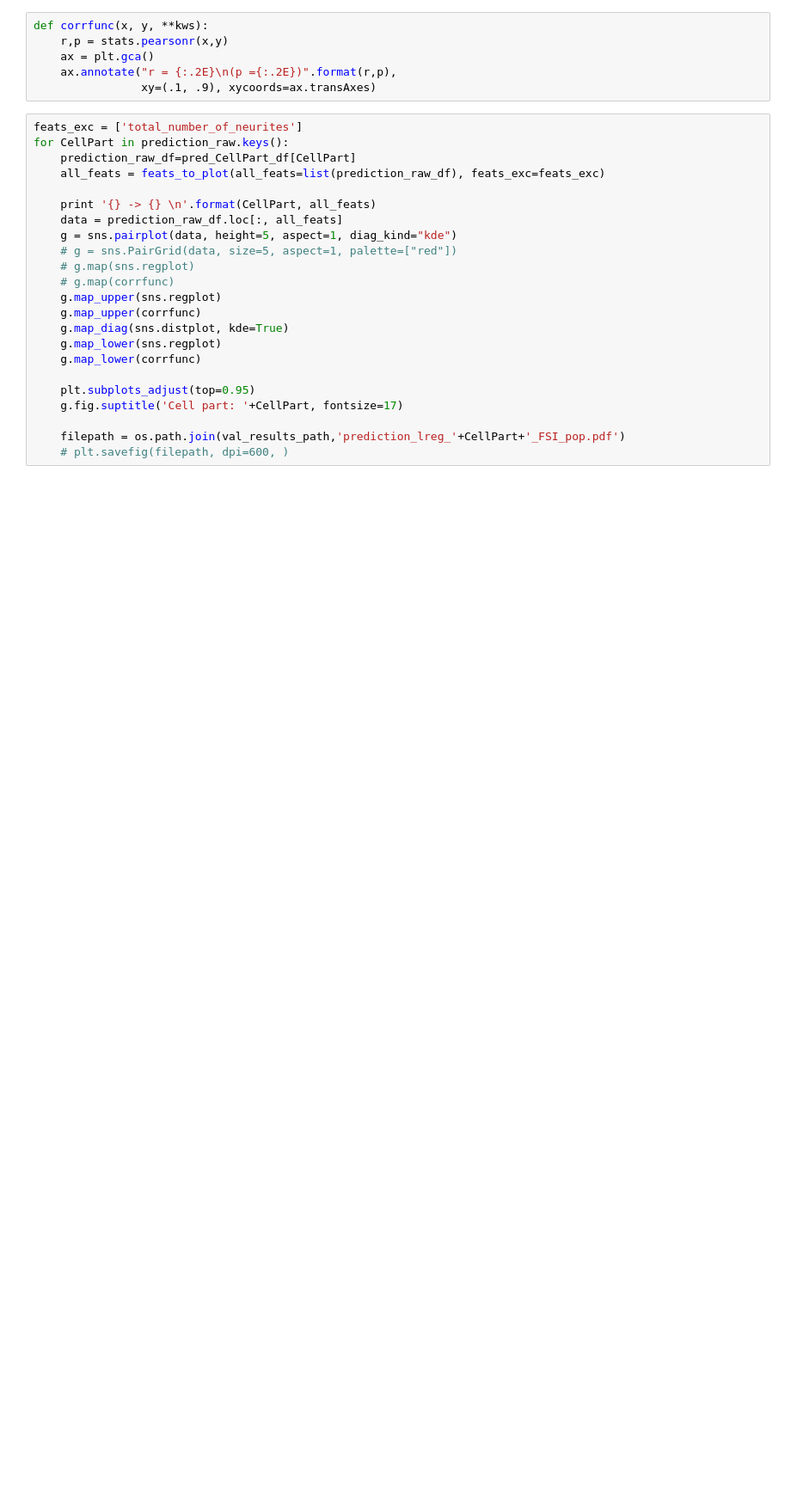
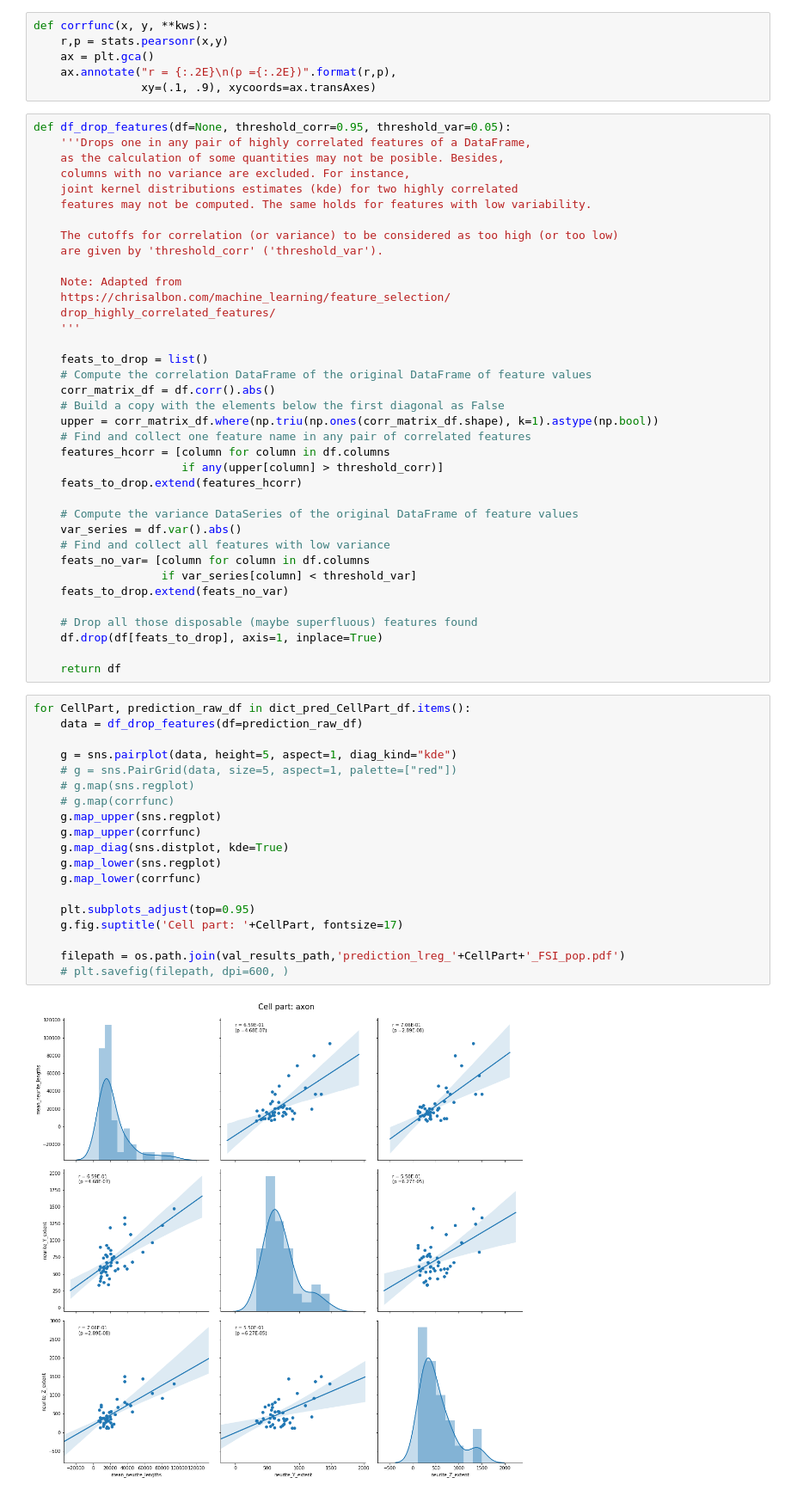
Before and after one commit to pedroernesto/VF_test_models, a Jupyter notebook: run_plotting_FSI_pop.ipynb, the cells around one changed output. Shown at 86% size. Drawn from its saved outputs; the diff is of its cells as text; blank space fills up the shorter version.

```diff
--- a/run_plotting_FSI_pop.ipynb
+++ b/run_plotting_FSI_pop.ipynb
@@ -38,26 +29,61 @@ def corrfunc(x, y, **kws):
     ax = plt.gca()
     ax.annotate("r = {:.2E}\n(p ={:.2E})".format(r,p),
                 xy=(.1, .9), xycoords=ax.transAxes)
+# %%
+def df_drop_features(df=None, threshold_corr=0.95, threshold_var=0.05):
+    '''Drops one in any pair of highly correlated features of a DataFrame,
+    as the calculation of some quantities may not be posible. Besides,
+    columns with no variance are excluded. For instance,
+    joint kernel distributions estimates (kde) for two highly correlated
+    features may not be computed. The same holds for features with low variability.
+
+    The cutoffs for correlation (or variance) to be considered as too high (or too low)
+    are given by 'threshold_corr' ('threshold_var').
+
+    Note: Adapted from
+    https://chrisalbon.com/machine_learning/feature_selection/
+    drop_highly_correlated_features/
+    '''
+
+    feats_to_drop = list()
+    # Compute the correlation DataFrame of the original DataFrame of feature values
+    corr_matrix_df = df.corr().abs()
+    # Build a copy with the elements below the first diagonal as False
+    upper = corr_matrix_df.where(np.triu(np.ones(corr_matrix_df.shape), k=1).astype(np.bool))
+    # Find and collect one feature name in any pair of correlated features
+    features_hcorr = [column for column in df.columns
+                      if any(upper[column] > threshold_corr)]
+    feats_to_drop.extend(features_hcorr)
+
+    # Compute the variance DataSeries of the original DataFrame of feature values
+    var_series = df.var().abs()
+    # Find and collect all features with low variance
+    feats_no_var= [column for column in df.columns
+                   if var_series[column] < threshold_var]
+    feats_to_drop.extend(feats_no_var)
+
+    # Drop all those disposable (maybe superfluous) features found
+    df.drop(df[feats_to_drop], axis=1, inplace=True)
+
+    return df
 # %%
-feats_exc = ['total_number_of_neurites']
-for CellPart in prediction_raw.keys():
-    prediction_raw_df=pred_CellPart_df[CellPart]
-    all_feats = feats_to_plot(all_feats=list(prediction_raw_df), feats_exc=feats_exc)
+for CellPart, prediction_raw_df in dict_pred_CellPart_df.items():
+    data = df_drop_features(df=prediction_raw_df)
 
-    print '{} -> {} \n'.format(CellPart, all_feats)
-    data = prediction_raw_df.loc[:, all_feats]
     g = sns.pairplot(data, height=5, aspect=1, diag_kind="kde")
     # g = sns.PairGrid(data, size=5, aspect=1, palette=["red"])
     # g.map(sns.regplot)
     # g.map(corrfunc)
     g.map_upper(sns.regplot)
     g.map_upper(corrfunc)
     g.map_diag(sns.distplot, kde=True)
     g.map_lower(sns.regplot)
     g.map_lower(corrfunc)
 
     plt.subplots_adjust(top=0.95)
     g.fig.suptitle('Cell part: '+CellPart, fontsize=17)
 
     filepath = os.path.join(val_results_path,'prediction_lreg_'+CellPart+'_FSI_pop.pdf')
     # plt.savefig(filepath, dpi=600, )
+# %% [output]
+[figure, added]
```
Also changed, not shown: parts of 8 cells of this notebook.
